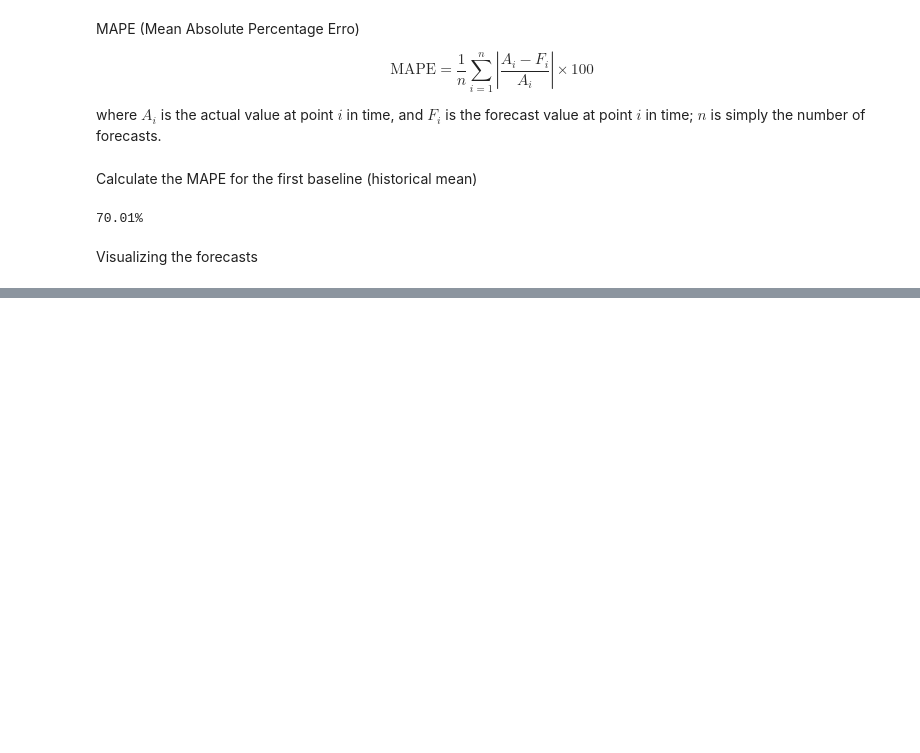
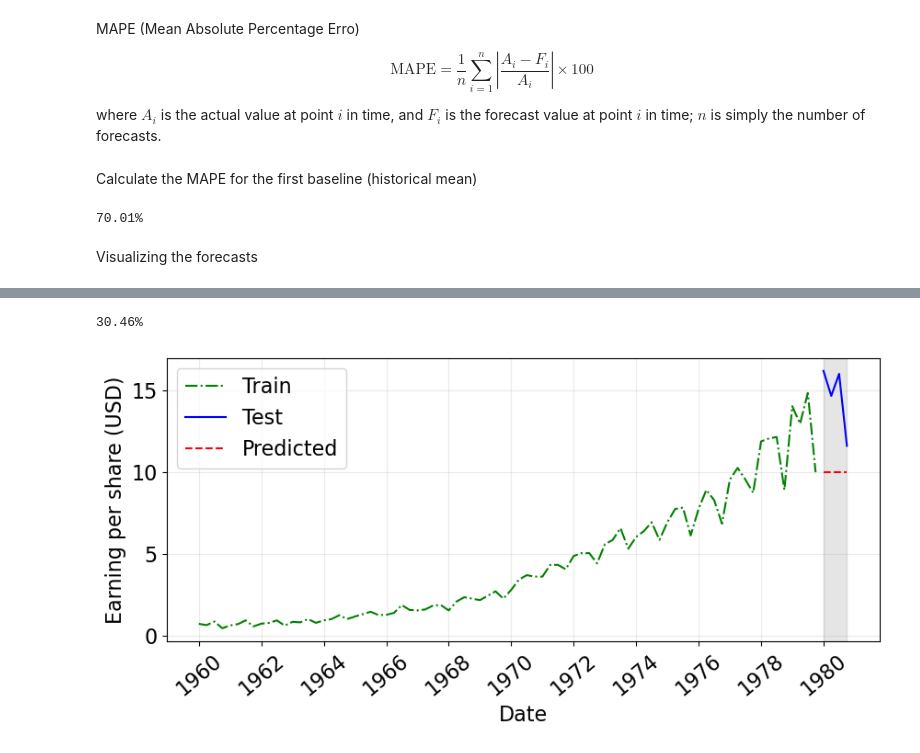
Before and after one commit to LugoBlogger/SI-201-542-forecasting-technique, a Jupyter notebook: week-02.ipynb, the cells around one changed output, grey strips where cells are left out. Cells and saved outputs as stored; diff of their text form; code cells hidden in the pictures; blank space fills up the shorter version.

```diff
--- a/week-02.ipynb
+++ b/week-02.ipynb
@@ -189,0 +266,9 @@ plt.show(fig)
+# %%
+mape_last = mape(test["data"], test["pred_last"])
+print(f"{mape_last:.2f}%")
+# %% [output]
+30.46%
+# %%
+plot_prediction("pred_last")
+# %% [output]
+[figure, added]
```
Also changed, not shown: parts of 23 cells of this notebook, 2 other files.
